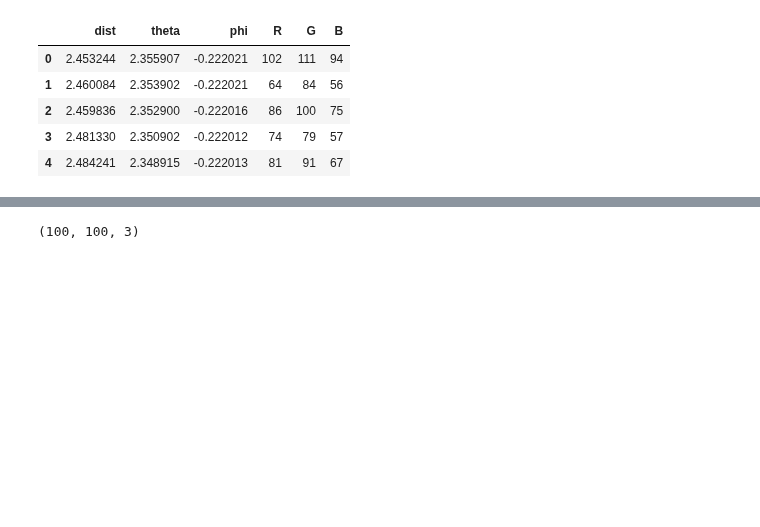
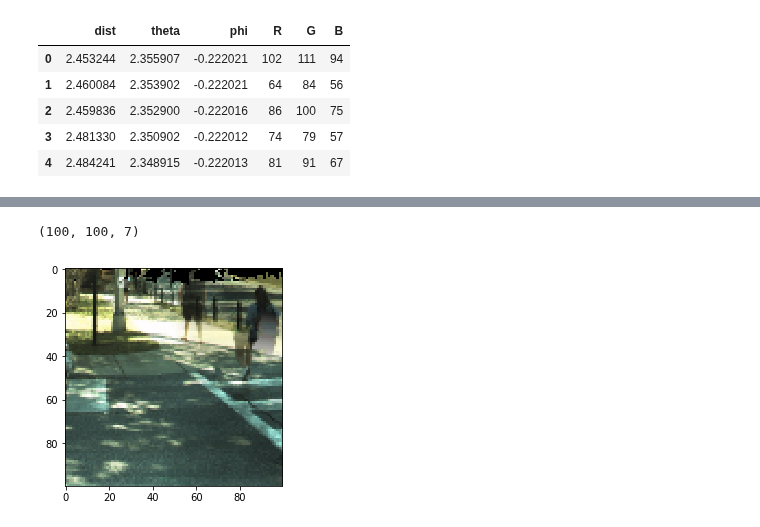
Before and after one commit to adgreer/Lidar, a Jupyter notebook: Laurent/B3 - Raster creation.ipynb, the cells around one changed output, grey strips where cells are left out. Saved outputs shown, nothing was run; the diff lists cells and outputs as text; code cells hidden in the pictures; blank space fills up the shorter version.

```diff
--- a/Laurent/B3 - Raster creation.ipynb
+++ b/Laurent/B3 - Raster creation.ipynb
@@ -174,0 +182,21 @@ dataset.head()#.describe()
+# %%
+conold = sqlite3.connect('../db/lidar.sql')
+cursold = conold.cursor()
+
+#cursold.fetchall()
+
+slidar = sqlite3.connect(":memory:")
+curs = slidar.cursor()
+curs.executescript("""CREATE TABLE IF NOT EXISTS cloud (
+                            id integer PRIMARY KEY,
+                            dist REAL,
+                            theta REAL,
+                            phi REAL,
+                            R INTEGER,
+                            G INTEGER,
+                            B INTEGER
+                            );""")
+slidar.commit()
+data = cursold.execute("SELECT id, dist, theta, phi, R, G, B FROM cloud WHERE scene=1;")
+curs.executemany('INSERT INTO cloud VALUES (?,?,?,?,?,?,?);', data.fetchall())
+slidar.commit()
@@ -261,10 +313,12 @@ OperationalError: no such table: cloud
 # %%
-snapshot = camerasql.render(theta=1.721785, phi=.1528950)
+snapshot = camerasql.render(theta=1.721785, phi=-.1528950)
 snapshot.shape
 # %% [output]
-(100, 100, 3)
+(100, 100, 7)
 # %%
+
+plt.imshow(snapshot[:,:,:3])
 plt.figsize=(15,15)
-plt.imshow(snapshot)
-#plt.figsize=(15,15)
 plt.show()
+# %% [output]
+[figure, added]
```
Also changed, not shown: parts of 13 cells of this notebook.
